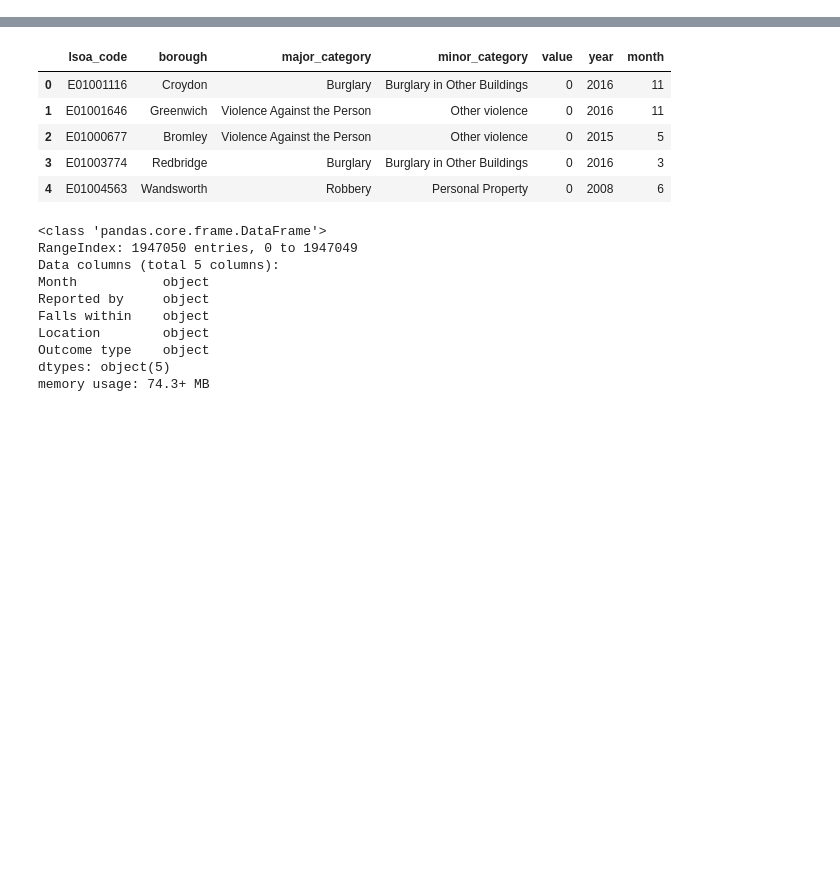
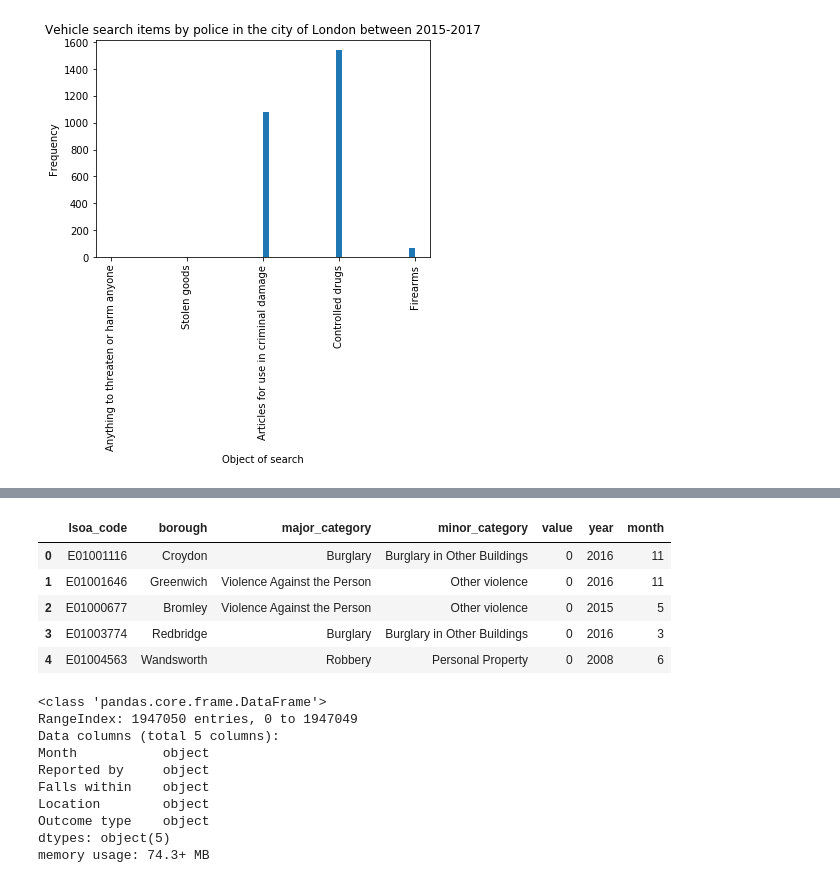
Before and after one commit to ToluAkin/improved-octo-dollop, a Jupyter notebook: capstone.ipynb, the cells around one changed output, grey strips where cells are left out. Saved outputs shown, nothing was run; the diff lists cells and outputs as text; code cells hidden in the pictures; blank space fills up the shorter version.

```diff
--- a/capstone.ipynb
+++ b/capstone.ipynb
@@ -23,0 +119,4 @@ police.head()
+# %%
+isSearchV = ps['Type'] == 'Vehicle search'
+searchTypeV = ps[isSearchV]
+searchTypeV.head()
@@ -23,0 +130,10 @@ police.head()
+# %%
+x = searchTypeV['Object of search'].tolist()
+plt.hist(x, bins=50)
+plt.ylabel("Frequency")
+plt.xlabel("Object of search")
+plt.title("Vehicle search items by police in the city of London between 2015-2017")
+plt.xticks(rotation='vertical')
+plt.show()
+# %% [output]
+[figure, added]
```
Also changed, not shown: parts of 45 cells of this notebook.
